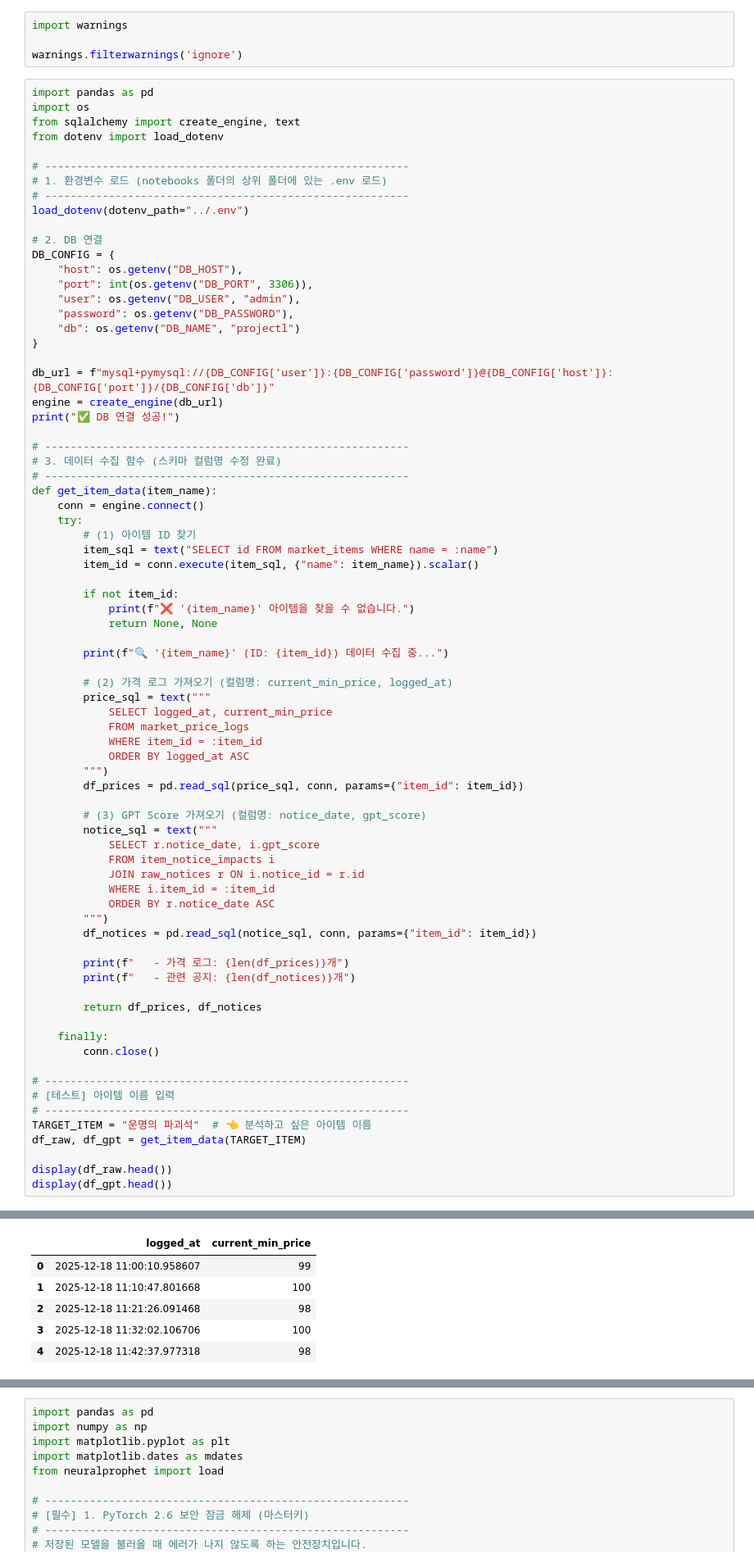
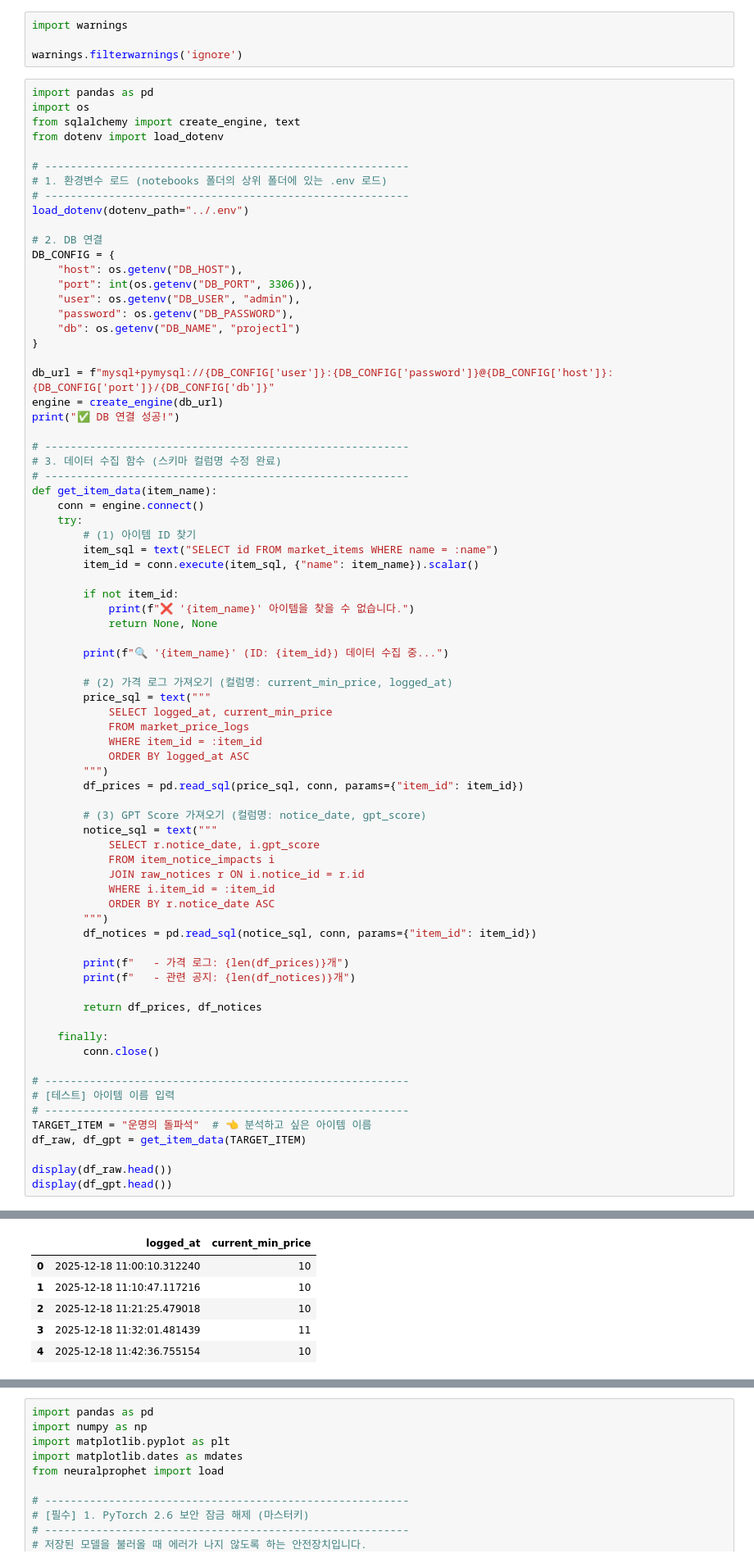
Before and after one commit to PhorinKid/prophet-asset-forecast, a Jupyter notebook: notebook/4.최종뉴럴.ipynb, the cells around one changed output, grey strips where cells are left out. Shown at 82% size. Drawn from its saved outputs; the diff is of its cells as text.

```diff
--- a/notebook/4.최종뉴럴.ipynb
+++ b/notebook/4.최종뉴럴.ipynb
@@ -72,7 +72,7 @@ def get_item_data(item_name):
 # ---------------------------------------------------------
 # [테스트] 아이템 이름 입력
 # ---------------------------------------------------------
-TARGET_ITEM = "운명의 파괴석"  # 👈 분석하고 싶은 아이템 이름
+TARGET_ITEM = "운명의 돌파석"  # 👈 분석하고 싶은 아이템 이름
 df_raw, df_gpt = get_item_data(TARGET_ITEM)
 
 display(df_raw.head())
@@ -84,10 +84,10 @@ display(df_gpt.head())
    - 관련 공지: 8개
 |  | logged_at | current_min_price |
-| 0 | 2025-12-18 11:00:10.958607 | 99 |
-| 1 | 2025-12-18 11:10:47.801668 | 100 |
-| 2 | 2025-12-18 11:21:26.091468 | 98 |
-| 3 | 2025-12-18 11:32:02.106706 | 100 |
-| 4 | 2025-12-18 11:42:37.977318 | 98 |
+| 0 | 2025-12-18 11:00:10.312240 | 10 |
+| 1 | 2025-12-18 11:10:47.117216 | 10 |
+| 2 | 2025-12-18 11:21:25.479018 | 10 |
+| 3 | 2025-12-18 11:32:01.481439 | 11 |
+| 4 | 2025-12-18 11:42:36.755154 | 10 |
 |  | notice_date | gpt_score |
 | 0 | 2025-12-17 | 0.0 |
 | 1 | 2025-12-24 | 0.0 |
```
Also changed, not shown: parts of 7 cells of this notebook, 7 other files.
